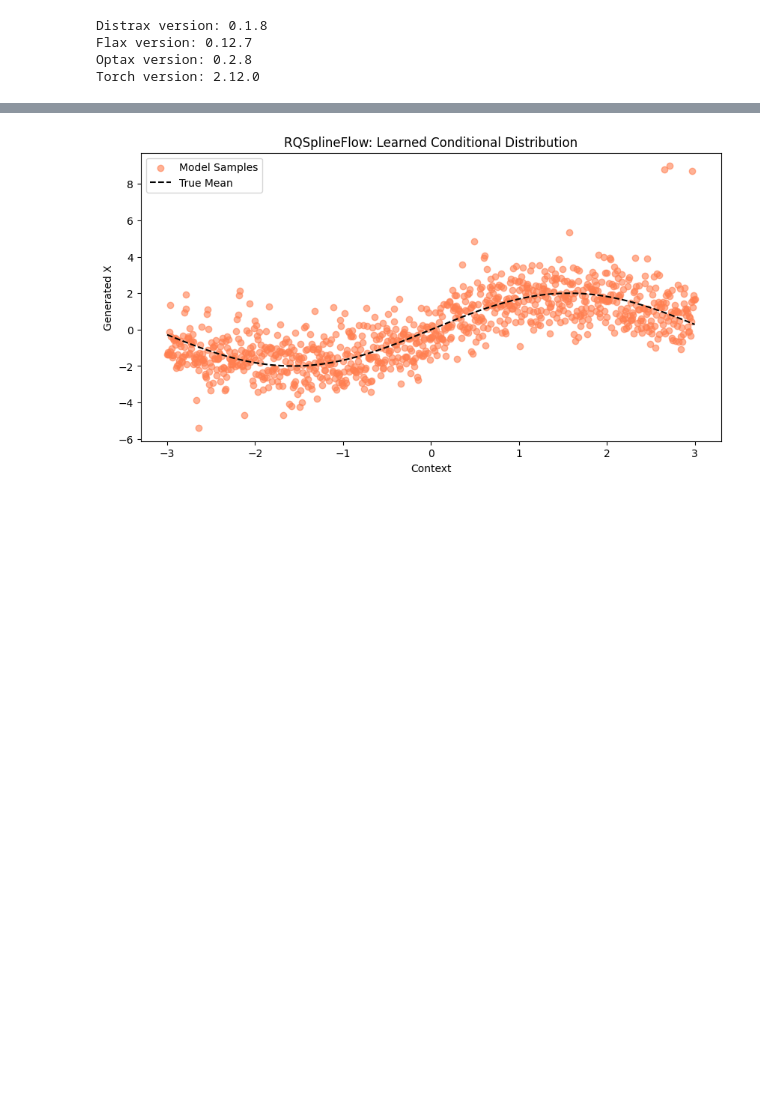
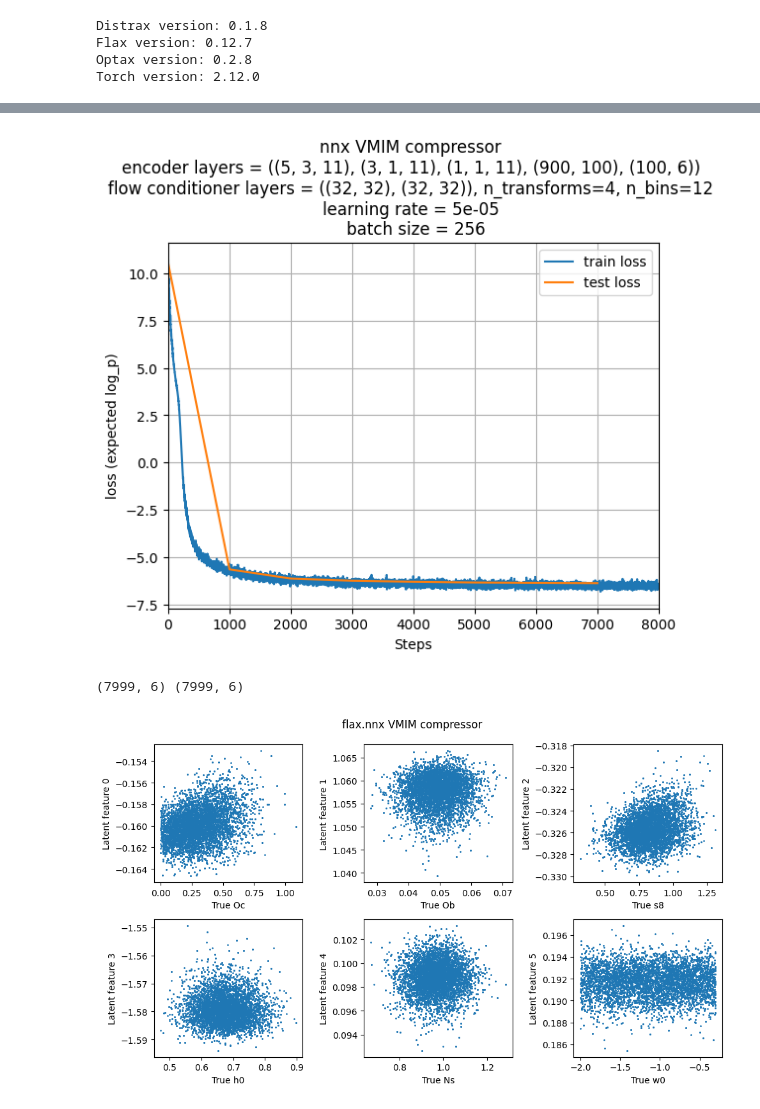
Before and after one commit to brian-chiang-git/sbi-compression, a Jupyter notebook: examples/nnx_NSF_LinearVMIM.ipynb, the cells around one changed output, grey strips where cells are left out. Saved outputs shown, nothing was run; the diff lists cells and outputs as text; code cells hidden in the pictures; blank space fills up the shorter version.

Commit message:
Refactor VMIM, flow and NN test code in /examples to src packaging. Working example in /examples/VMIM_sbi_lens.ipynb.

```diff
--- a/examples/nnx_NSF_LinearVMIM.ipynb
+++ b/examples/nnx_NSF_LinearVMIM.ipynb
@@ -630,22 +616,23 @@ p (4999, 6)
 n_features = 6
 n_context = 6
 key = jax.random.PRNGKey(42)
-LEARNING_RATE = 5e-6
-STEPS = 10000
+LEARNING_RATE = 5e-5
+STEPS = 8000
 TRAIN_TEST_SPLIT = 0.8
-BATCH_SIZE = 128
+BATCH_SIZE = 256
 PRINT_EVERY = 1000
 
 # Model
-VMIM = EncoderFlow(
+VMIM = AutoencoderFlow(
     input_shape = (60,60,5),
     features_shape = (n_features,),
     context_shape = (n_context,),
     encoder_layer_dims = ((5,3,11), (3,1,11), (1,1,11), (30*30, 100), (100, n_features)),
     conditioner_hidden_dims = ((32,32), (32,32)),
+    encoder_mode = 'context',
     activation = 'gelu',
     n_transforms = 4,
-    n_bins = 8,
+    n_bins = 12,
     range_min = -10.0,
     range_max = 10.0,
     bijector_type = distrax.RationalQuadraticSpline
@@ -702,10 +689,11 @@ for step, (x_batch, p_batch) in tqdm(zip(range(STEPS), infinite_trainloader())):
     if step % PRINT_EVERY == 0:
         # metrics.reset() # Clear training metrics to track test metrics
         test_loss = 0
-        for batch_x, batch_c in test_loader:
-            test_loss += eval_step(VMIM, loss_fn, batch_x.numpy(), batch_c.numpy())
+        for batch_x, batch_p in test_loader:
+            test_loss += eval_step(VMIM, loss_fn, batch_p.numpy(), batch_x.numpy())
         test_loss /= len(test_loader)
+        test_losses.append(test_loss)
         test_steps.append(step)
-        print(f"Step {step:3d} ({(step*BATCH_SIZE)/len(x_train):.1f} epoch) | Train Loss: {train_loss:.6f} | Test Loss: {test_loss:.6f}")
+        print(f"Step {step:3d} ({(step*BATCH_SIZE)/train_size:.1f} epoch) | Train Loss: {train_loss:.6f} | Test Loss: {test_loss:.6f}")
 print("Training completed.")
 # %% [output]
@@ -713,18 +709,39 @@ ValueError: conv_general_dilated lhs and rhs must have the same number of dimens
 # %%
-# Generate test contexts
-test_context = jnp.linspace(-3, 3, 1000).reshape(-1, 1)
-# Sample from the model for each context
-# Using the .sample method we fixed earlier
-samples = NSF.sample(len(test_context), jax.random.PRNGKey(1), context=test_context)
-samples = samples.reshape(-1) # Flatten for plotting
-# Plot the results
-plt.figure(figsize=(10, 5))
-plt.scatter(test_context, samples, label='Model Samples', alpha=0.6, color='coral')
-plt.plot(test_context, jnp.sin(test_context)*2.0, label='True Mean', color='black', linestyle='--')
-plt.xlabel("Context")
-plt.ylabel("Generated X")
+# Training loss time series
+fig, ax = plt.subplots()
+ax.plot(range(STEPS), train_losses, label='train loss')
+ax.plot(test_steps, test_losses, label='test loss')
+ax.set_xlim(0,STEPS)
+plt.grid()
 plt.legend()
-plt.title("RQSplineFlow: Learned Conditional Distribution")
+plt.xlabel("Steps")
+plt.ylabel("loss (expected log_p)")
+plt.title(f"nnx VMIM compressor \nencoder layers = {VMIM.encoder_layer_dims} \nflow conditioner layers = {VMIM.conditioner_hidden_dims}, n_transforms={VMIM.n_transforms}, n_bins={VMIM.n_bins} \nlearning rate = {LEARNING_RATE} \n batch size = {BATCH_SIZE}")
+plt.savefig(f"plots/nnx_VMIM_loss_{STEPS}_steps.pdf")
 plt.show()
+
+
+# Truth vs Latent diagnostic scatter
+gt = ground_truth = p
+cp = compressed_data = VMIM.encode(x)
+print(compressed_data.shape, p.shape)
+
+params = ['Oc','Ob','s8','h0','Ns','w0']
+num_params = ground_truth.shape[1]
+
+fig, axes = plt.subplots(2, 3, figsize=(10,6))
+axes = axes.flatten()
+for i in range(num_params):
+    ax = axes[i]
+    ax.scatter(gt[:,i], cp[:,i], s=1)
+    ax.set_xlabel(f'True {params[i]}')
+    ax.set_ylabel(f'Latent feature {i}')
+
+plt.suptitle("flax.nnx VMIM compressor")
+plt.tight_layout()
+plt.savefig(f"plots/nnx_VMIM_scatter_{STEPS}_steps.pdf")
+plt.show()
 # %% [output]
-[figure, old version]
+[figure, new version]
+(7999, 6) (7999, 6)
+[figure, added]
```
Also changed, not shown: parts of 8 cells of this notebook, 11 other files.
